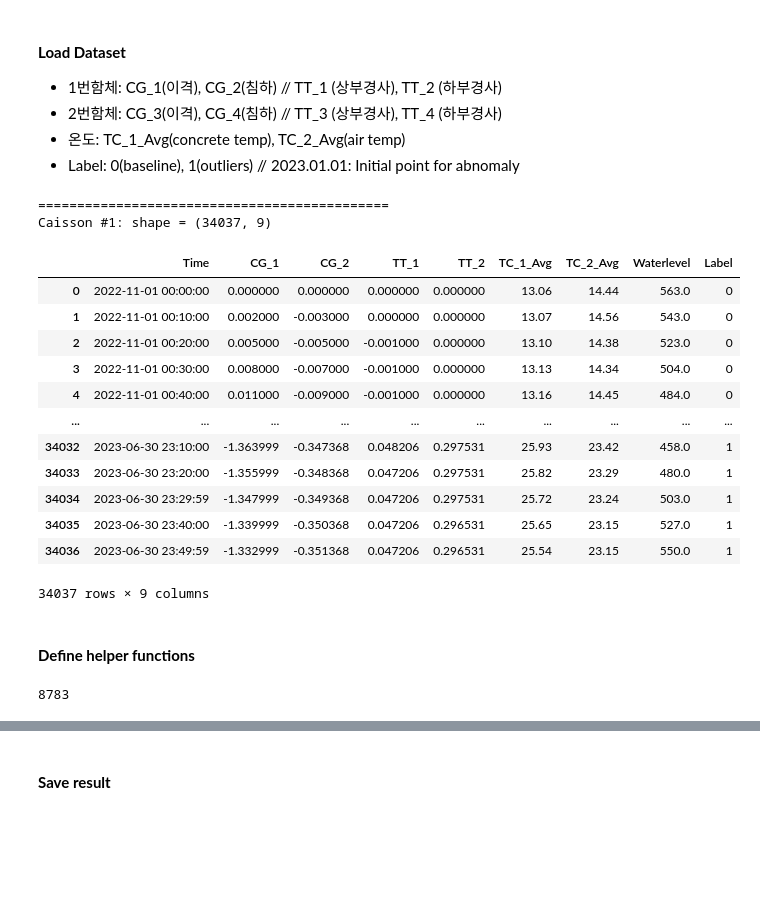
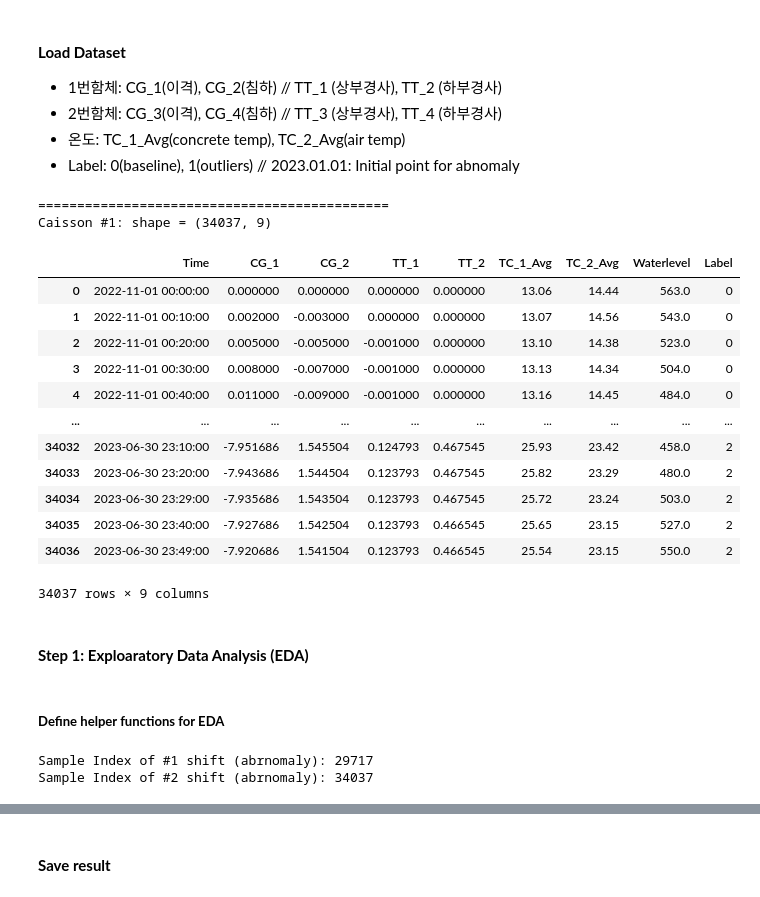
Before and after one commit to seungsab/Robust_Outlier_detection, a Jupyter notebook: 20230712_인천항_데이터_항만인프라/Step1_Expoloratory_Data_Analysis_Incheon_porTinfra.ipynb, the cells around one changed output, grey strips where cells are left out. Drawn from its saved outputs; the diff is of its cells as text; code cells hidden in the pictures; blank space fills up the shorter version.

```diff
--- a/20230712_인천항_데이터_항만인프라/Step1_Expoloratory_Data_Analysis_Incheon_porTinfra.ipynb
+++ b/20230712_인천항_데이터_항만인프라/Step1_Expoloratory_Data_Analysis_Incheon_porTinfra.ipynb
@@ -29,7 +29,7 @@ mpl.rcParams['axes.unicode_minus'] = False
 fn_name = 'J_Dataset_1101_0630.csv'
 # fn_name = 'J_Dataset_1101_0630_outlier_1sig.csv'
 # fn_name = 'J_Dataset_1101_0630_outlier_2sig.csv'
-# fn_name = 'J_Dataset_1101_0630_outlier_3sig.csv'
+fn_name = 'J_Dataset_1101_0630_outlier_3sig.csv'
 
 # Read csv file
 df = pd.read_csv(fn_name)
@@ -45,41 +45,43 @@ df3_col = ['Time', 'CG_3', 'CG_4', 'TT_3', 'TT_4', 'TC_1_Avg', 'TC_2_Avg', 'Wate
 if 'Label_1' in df.columns:
     df1_col.append('Label_1')
     df1 = df[df1_col]
     df1.columns = ['Label'  if col_[:5] == 'Label' else col_ for col_ in df1.columns]
 
     df3_col.append('Label_2')
     df3 = df[df3_col]
     df3.columns = ['Label'  if col_[:5] == 'Label' else col_ for col_ in df3.columns]
 else:
     df1_col.append('Label')
     df1 = df[df1_col]
     df3_col.append('Label')
     df3 = df[df3_col]
 
 print('=========' * 5)
 print(f'Caisson #1: shape = {df1.shape}')
 display(df1)
 # print('=========' * 5)
 # print(f'Caisson #3: shape = {df3.shape}')
 # display(df3)
 # %% [output]
 =============================================
 Caisson #1: shape = (34037, 9)
 |  | Time | CG_1 | CG_2 | TT_1 | TT_2 | TC_1_Avg | TC_2_Avg | Waterlevel | Label |
 | 0 | 2022-11-01 00:00:00 | 0.000000 | 0.000000 | 0.000000 | 0.000000 | 13.06 | 14.44 | 563.0 | 0 |
 | 1 | 2022-11-01 00:10:00 | 0.002000 | -0.003000 | 0.000000 | 0.000000 | 13.07 | 14.56 | 543.0 | 0 |
 | 2 | 2022-11-01 00:20:00 | 0.005000 | -0.005000 | -0.001000 | 0.000000 | 13.10 | 14.38 | 523.0 | 0 |
 | 3 | 2022-11-01 00:30:00 | 0.008000 | -0.007000 | -0.001000 | 0.000000 | 13.13 | 14.34 | 504.0 | 0 |
 | 4 | 2022-11-01 00:40:00 | 0.011000 | -0.009000 | -0.001000 | 0.000000 | 13.16 | 14.45 | 484.0 | 0 |
 | ... | ... | ... | ... | ... | ... | ... | ... | ... | ... |
-| 34032 | 2023-06-30 23:10:00 | -1.363999 | -0.347368 | 0.048206 | 0.297531 | 25.93 | 23.42 | 458.0 | 1 |
-| 34033 | 2023-06-30 23:20:00 | -1.355999 | -0.348368 | 0.047206 | 0.297531 | 25.82 | 23.29 | 480.0 | 1 |
-| 34034 | 2023-06-30 23:29:59 | -1.347999 | -0.349368 | 0.047206 | 0.297531 | 25.72 | 23.24 | 503.0 | 1 |
-| 34035 | 2023-06-30 23:40:00 | -1.339999 | -0.350368 | 0.047206 | 0.296531 | 25.65 | 23.15 | 527.0 | 1 |
-| 34036 | 2023-06-30 23:49:59 | -1.332999 | -0.351368 | 0.047206 | 0.296531 | 25.54 | 23.15 | 550.0 | 1 |
+| 34032 | 2023-06-30 23:10:00 | -7.951686 | 1.545504 | 0.124793 | 0.467545 | 25.93 | 23.42 | 458.0 | 2 |
+| 34033 | 2023-06-30 23:20:00 | -7.943686 | 1.544504 | 0.123793 | 0.467545 | 25.82 | 23.29 | 480.0 | 2 |
+| 34034 | 2023-06-30 23:29:00 | -7.935686 | 1.543504 | 0.123793 | 0.467545 | 25.72 | 23.24 | 503.0 | 2 |
+| 34035 | 2023-06-30 23:40:00 | -7.927686 | 1.542504 | 0.123793 | 0.466545 | 25.65 | 23.15 | 527.0 | 2 |
+| 34036 | 2023-06-30 23:49:00 | -7.920686 | 1.541504 | 0.123793 | 0.466545 | 25.54 | 23.15 | 550.0 | 2 |
 34037 rows × 9 columns
+# %% [markdown]
+#### **Step 1: Exploaratory Data Analysis (EDA)**
 # %% [markdown]
-#### **Define helper functions**
+##### **Define helper functions for EDA**
 # %%
 # Extract indices for normal, abnormals for plot and train_test_split
 def find_indices_labels(df):
@@ -168,9 +170,18 @@ def show_scatter_plots_data(df, col_interest, df_interest = None):
 # %%
 # # Extract indices for normal & abnormals
 df_ind = find_indices_labels(df1)
-np.where(df_ind[0] == True)[0][-1]
+
+damage_ind = []
+for ind in range(len(df_ind)):
+    if len(df_ind) == 1:
+        print(f'No abnormal condition occurs')
+    else:
+        if ind > 0:
+            damage_ind.append(np.where(df_ind[ind] == True)[0][-1] + 1)
+            print(f'Sample Index of #{ind} shift (abrnomaly): {damage_ind[-1]}')
 # %% [output]
-8783
+Sample Index of #1 shift (abrnomaly): 29717
+Sample Index of #2 shift (abrnomaly): 34037
 # %%
 # Define structure of interest
 df_interest = df1
```
Also changed, not shown: parts of 17 cells of this notebook.
